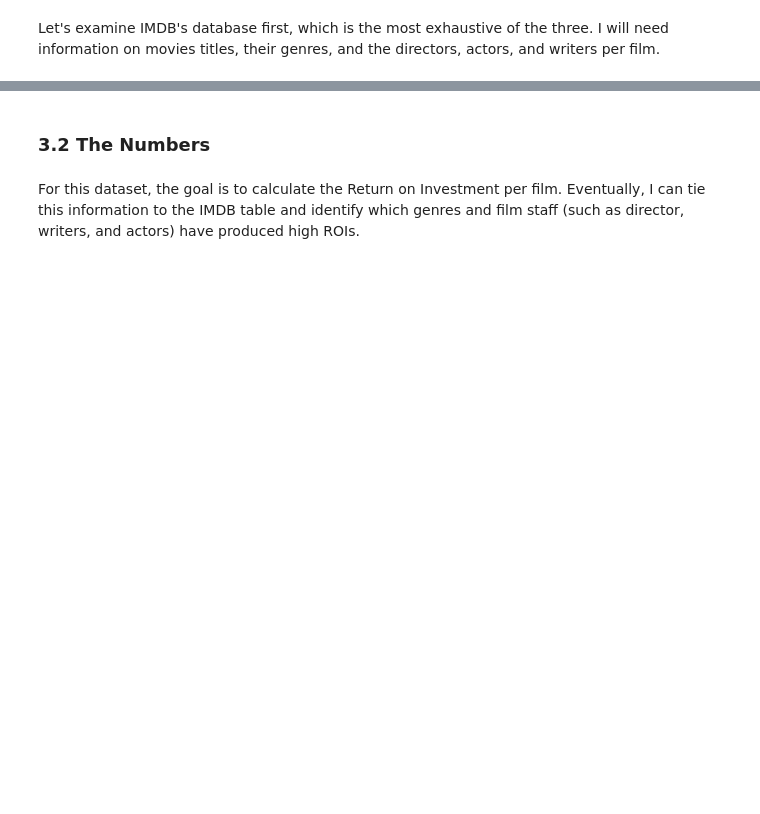
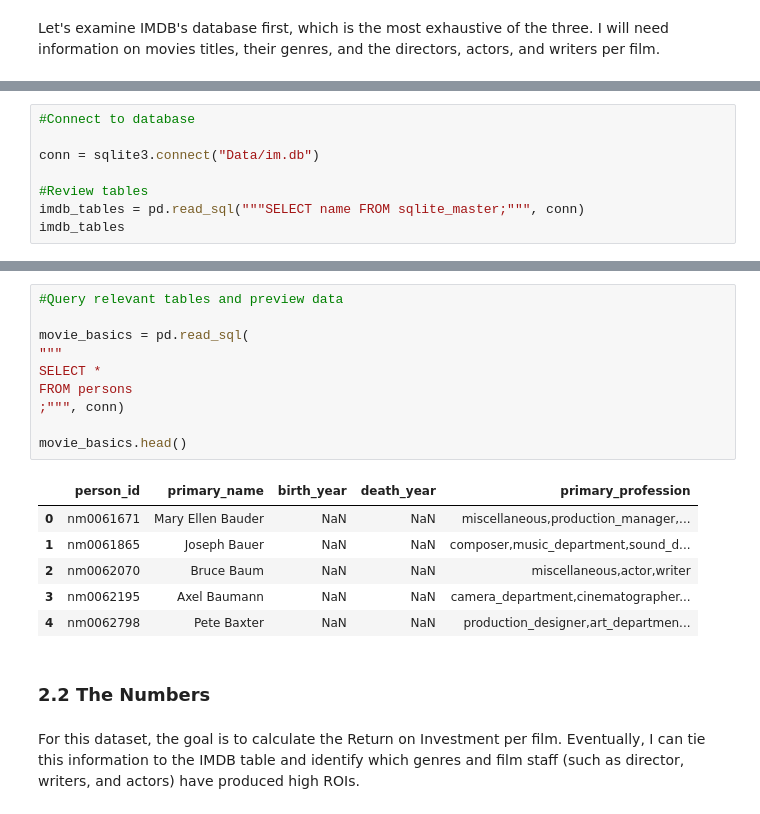
Before and after one commit to valentinav21/microsoft-movie-analysis, a Jupyter notebook: notebook.ipynb, the cells around one changed output, grey strips where cells are left out. Cells and saved outputs as stored; diff of their text form; blank space fills up the shorter version.

Commit message:
added IMDB data

```diff
--- a/notebook.ipynb
+++ b/notebook.ipynb
@@ -72,0 +48,8 @@ Let's examine IMDB's database first, which is the most exhaustive of the three.
+# %%
+#Connect to database
+
+conn = sqlite3.connect("Data/im.db")
+
+#Review tables
+imdb_tables = pd.read_sql("""SELECT name FROM sqlite_master;""", conn)
+imdb_tables
@@ -73,5 +66,22 @@ Let's examine IMDB's database first, which is the most exhaustive of the three.
+# %%
+#Query relevant tables and preview data
+
+movie_basics = pd.read_sql(
+"""
+SELECT *
+FROM persons
+;""", conn)
+
+movie_basics.head()
+# %% [output]
+|  | person_id | primary_name | birth_year | death_year | primary_profession |
+| 0 | nm0061671 | Mary Ellen Bauder | NaN | NaN | miscellaneous,production_manager,... |
+| 1 | nm0061865 | Joseph Bauer | NaN | NaN | composer,music_department,sound_d... |
+| 2 | nm0062070 | Bruce Baum | NaN | NaN | miscellaneous,actor,writer |
+| 3 | nm0062195 | Axel Baumann | NaN | NaN | camera_department,cinematographer... |
+| 4 | nm0062798 | Pete Baxter | NaN | NaN | production_designer,art_departmen... |
 # %% [markdown]
-### 3.2 The Numbers
+### 2.2 The Numbers
 # %% [markdown]
 For this dataset, the goal is to calculate the Return on Investment per film. Eventually, I can tie this information to the IMDB table and identify which genres and film staff (such as director, writers, and actors) have produced high ROIs.
 # %%
```
Also changed, not shown: parts of 41 cells of this notebook, 3 other files.
